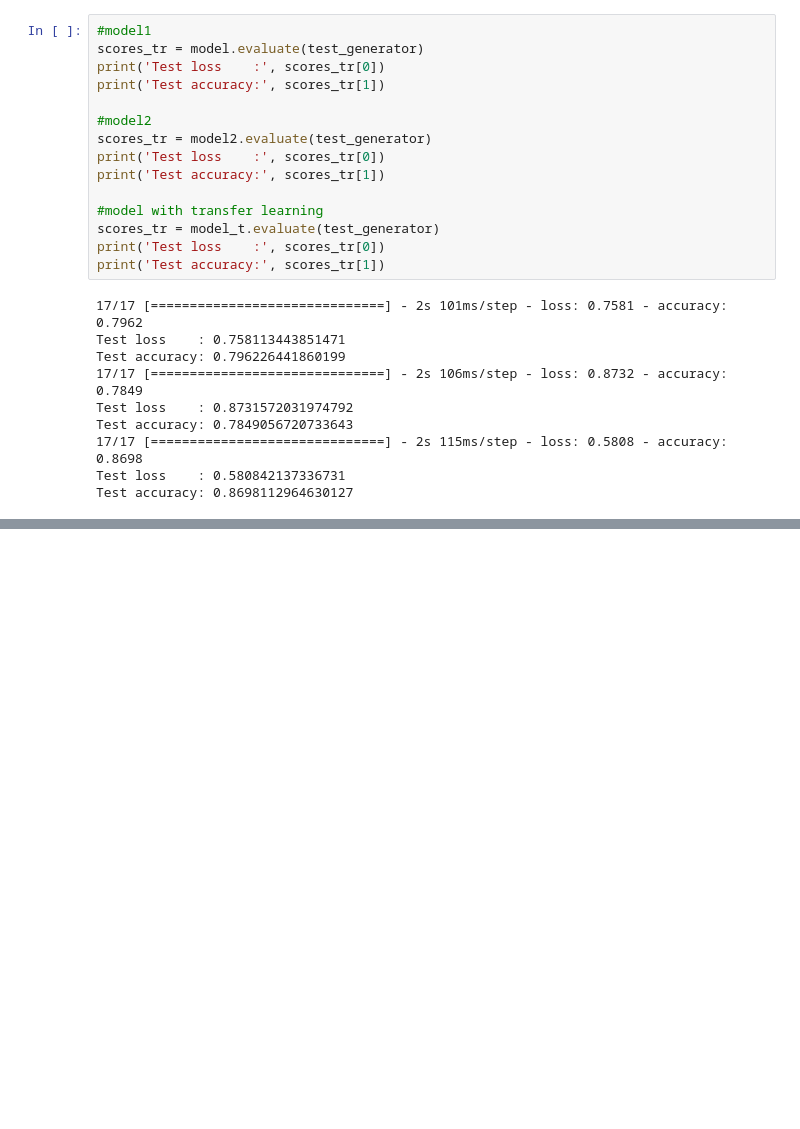
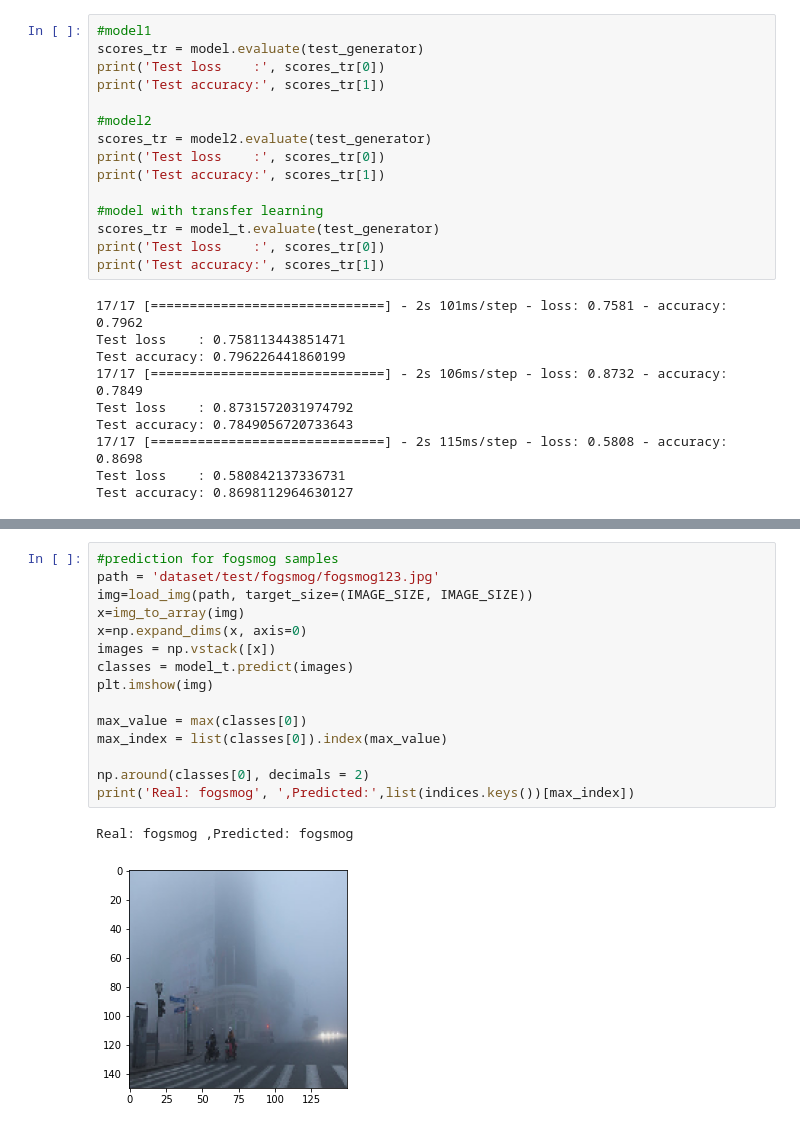
Before and after one commit to urvog/weatherclassification, a Jupyter notebook: WeatherClassification.ipynb, the cells around one changed output, grey strips where cells are left out. Cells and saved outputs as stored; diff of their text form; blank space fills up the shorter version.

```diff
--- a/WeatherClassification.ipynb
+++ b/WeatherClassification.ipynb
@@ -766,0 +761,18 @@ Test accuracy: 0.8698112964630127
+# %%
+#prediction for fogsmog samples
+path = 'dataset/test/fogsmog/fogsmog123.jpg'
+img=load_img(path, target_size=(IMAGE_SIZE, IMAGE_SIZE))
+x=img_to_array(img)
+x=np.expand_dims(x, axis=0)
+images = np.vstack([x])
+classes = model_t.predict(images)
+plt.imshow(img)
+
+max_value = max(classes[0])
+max_index = list(classes[0]).index(max_value)
+
+np.around(classes[0], decimals = 2)
+print('Real: fogsmog', ',Predicted:',list(indices.keys())[max_index])
+# %% [output]
+Real: fogsmog ,Predicted: fogsmog
+[figure, added]
```
Also changed, not shown: parts of 23 cells of this notebook.
